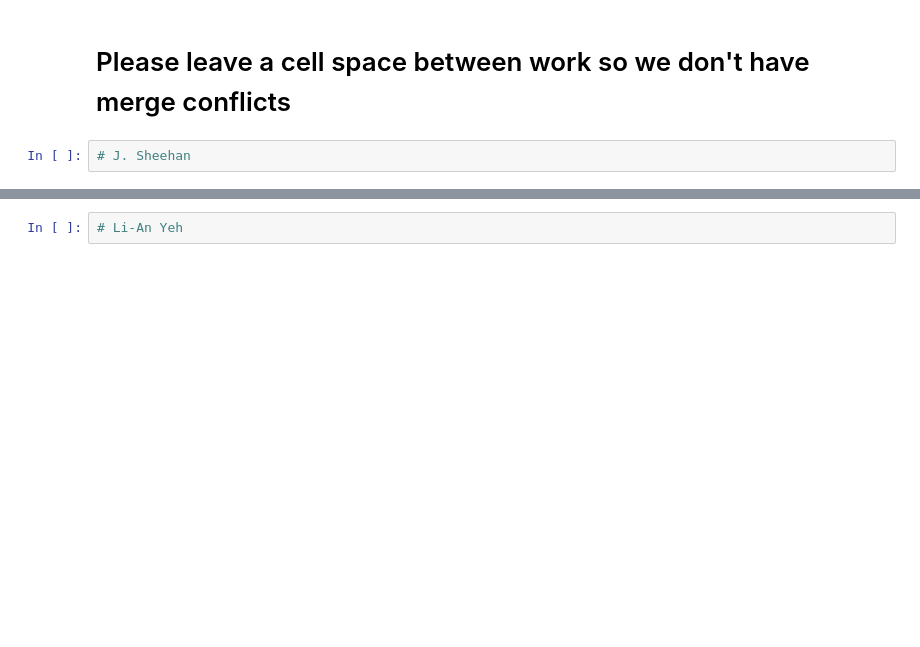
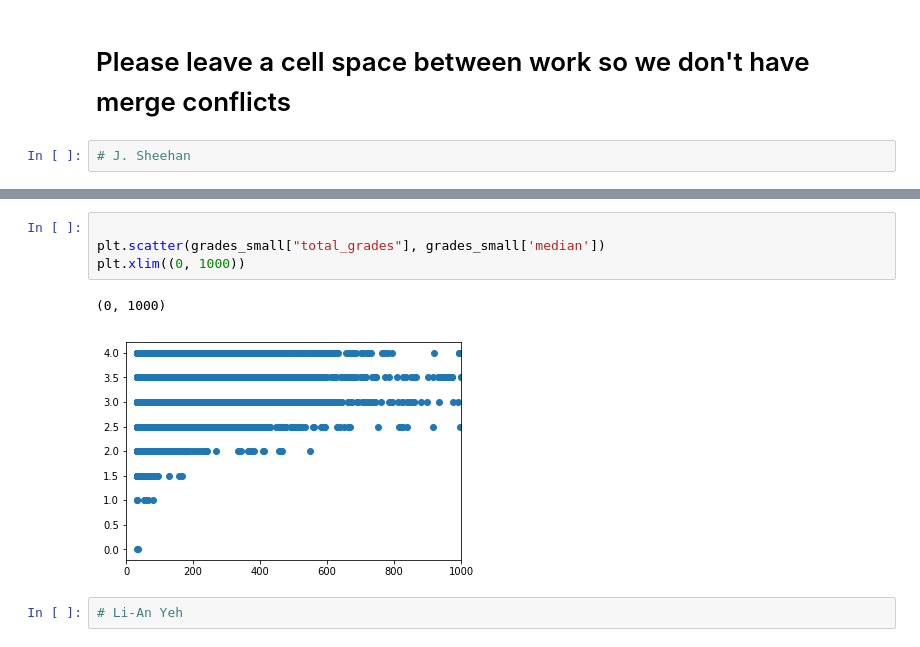
Before and after one commit to cmse-202-group4/MSU-Grades, a Jupyter notebook: Master - Perceptron Risk Score.ipynb, the cells around one changed output, grey strips where cells are left out. Drawn from its saved outputs; the diff is of its cells as text; blank space fills up the shorter version.

```diff
--- a/Master - Perceptron Risk Score.ipynb
+++ b/Master - Perceptron Risk Score.ipynb
@@ -92,3 +130,10 @@ grades_final['probability_lists'].values[0]
+# %%
+
+plt.scatter(grades_small["total_grades"], grades_small['median'])
+plt.xlim((0, 1000))
+# %% [output]
+(0, 1000)
+[figure, added]
 # %%
 # Li-An Yeh
 # %%
```
Also changed, not shown: parts of 8 cells of this notebook.
